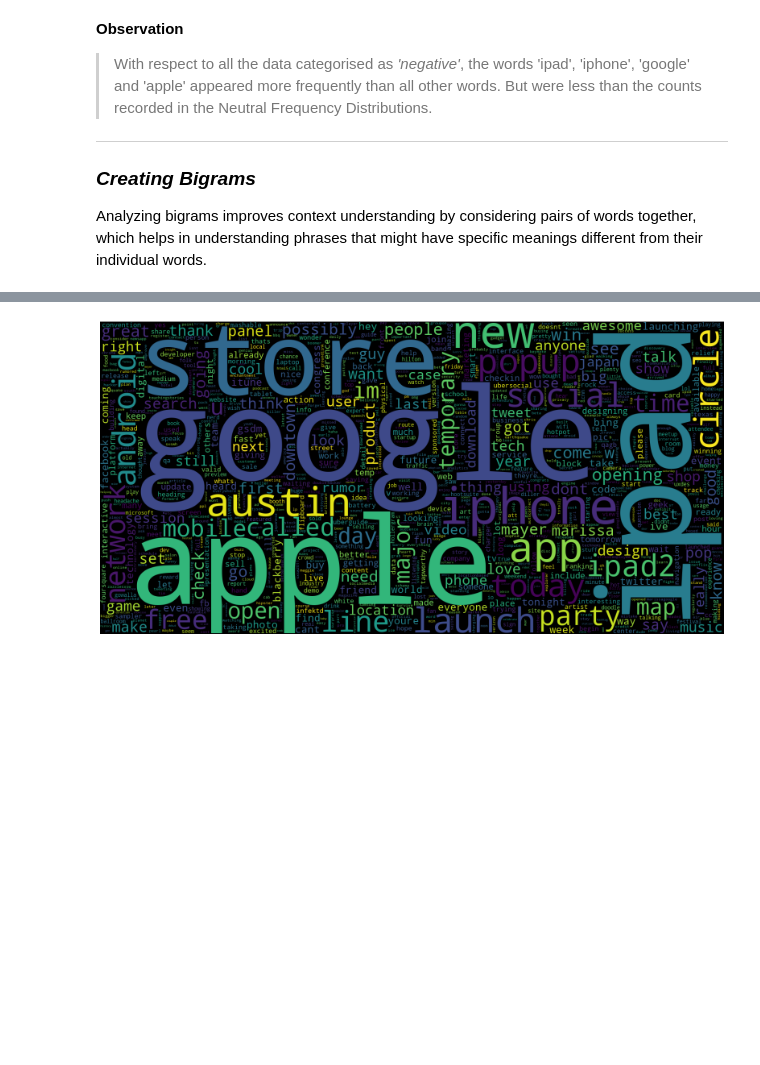
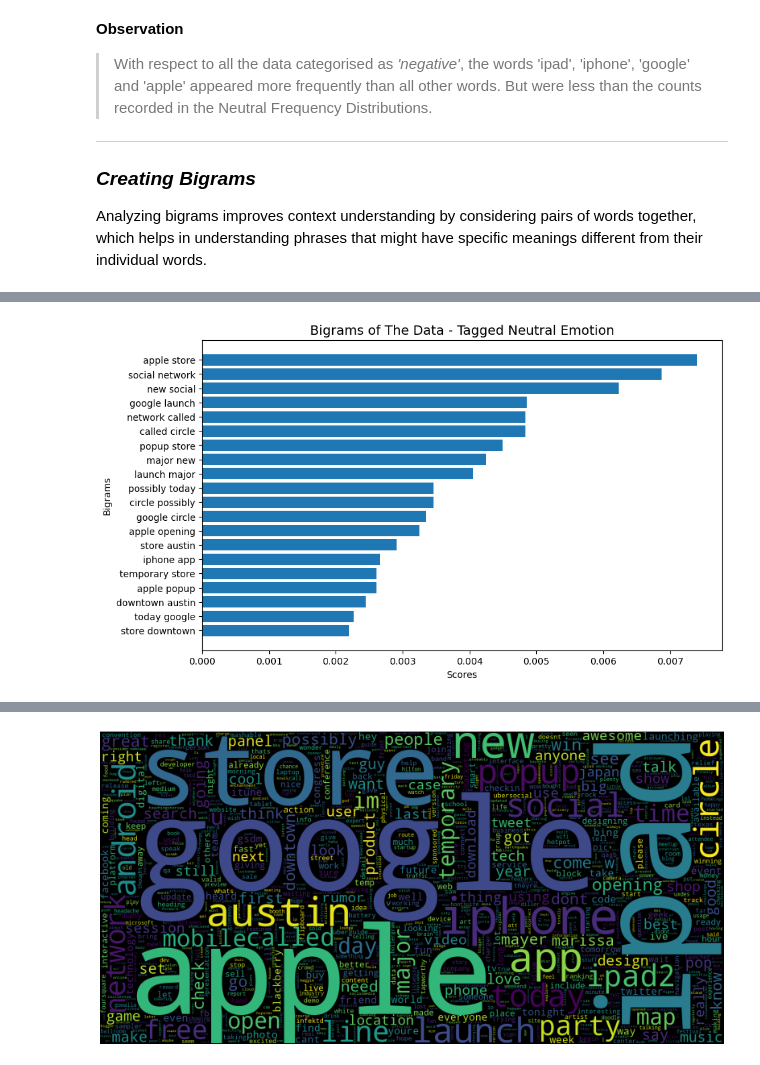
Before and after one commit to ggeorgekkariuki/SentimentFlow_NLP, a Jupyter notebook: sentimentflow.ipynb, the cells around one changed output, grey strips where cells are left out. Cells and saved outputs as stored; diff of their text form; code cells hidden in the pictures; blank space fills up the shorter version.

```diff
--- a/sentimentflow.ipynb
+++ b/sentimentflow.ipynb
@@ -668,0 +647,4 @@ def bigram_plots(sentiment=None, title="Bigram of The Data - All Sentiments", df
+# %%
+bigram_plots(sentiment='Neutral emotion', title='Bigrams of The Data - Tagged Neutral Emotion')
+# %% [output]
+[figure, added]
```
Also changed, not shown: parts of 16 cells of this notebook.
